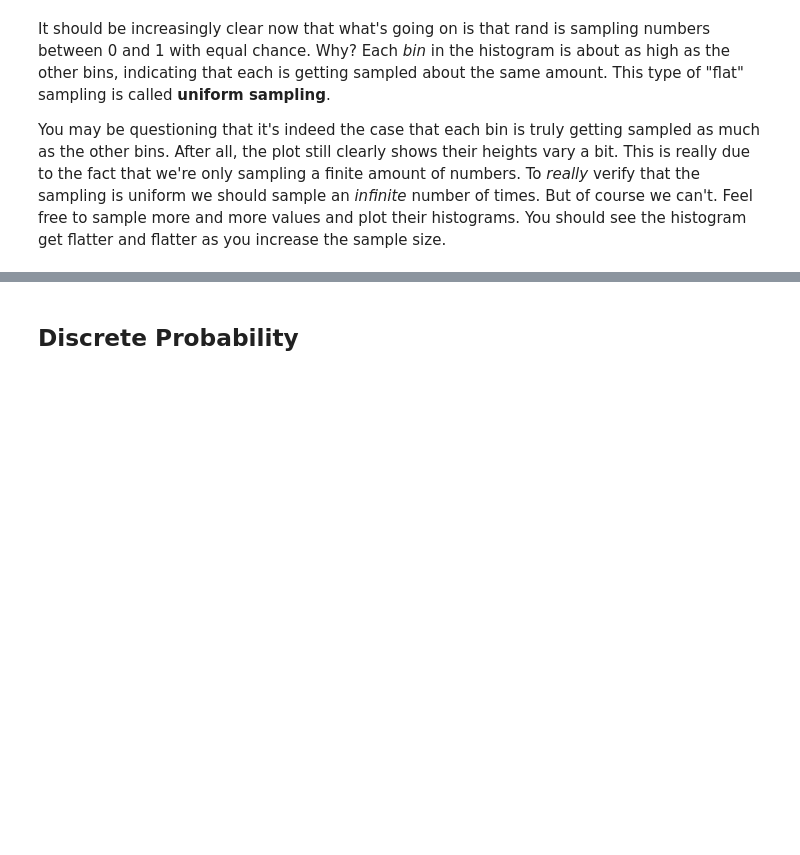
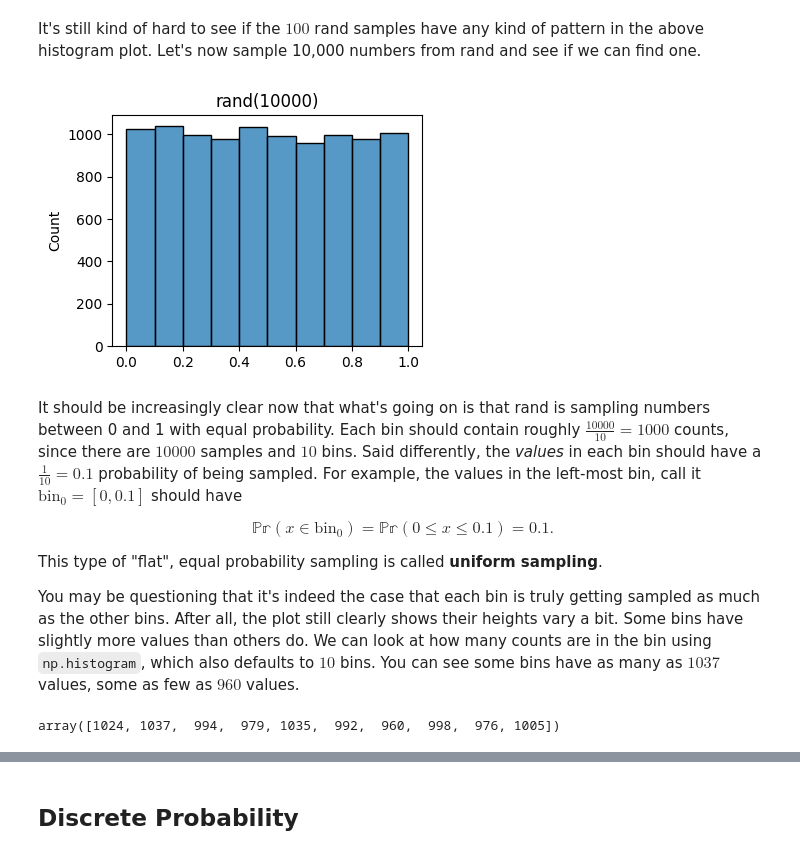
Before and after one commit to rkingery/ml-book, a Jupyter notebook: notebooks/probability.ipynb, the cells around one changed output, grey strips where cells are left out. Saved outputs shown, nothing was run; the diff lists cells and outputs as text; code cells hidden in the pictures; blank space fills up the shorter version.

Commit message:
major update to probability nb

```diff
--- a/notebooks/probability.ipynb
+++ b/notebooks/probability.ipynb
@@ -70,4 +124,20 @@ plot_histogram(x, title=f'rand({n})')
+# %% [markdown]
+It's still kind of hard to see if the $100$ rand samples have any kind of pattern in the above histogram plot. Let's now sample 10,000 numbers from rand and see if we can find one.
+# %%
+x = np.random.rand(10000)
+plot_histogram(x, title=f'rand({10000})', bins=10)
+# %% [output]
+[figure, added]
 # %% [markdown]
-It should be increasingly clear now that what's going on is that rand is sampling numbers between 0 and 1 with equal chance. Why? Each *bin* in the histogram is about as high as the other bins, indicating that each is getting sampled about the same amount. This type of "flat" sampling is called **uniform sampling**.
+It should be increasingly clear now that what's going on is that rand is sampling numbers between 0 and 1 with equal probability. Each bin should contain roughly $\frac{10000}{10}=1000$ counts, since there are $10000$ samples and $10$ bins. Said differently, the *values* in each bin should have a $\frac{1}{10}=0.1$ probability of being sampled. For example, the values in the left-most bin, call it $\text{bin}_0 = [0, 0.1]$ should have
 
-You may be questioning that it's indeed the case that each bin is truly getting sampled as much as the other bins. After all, the plot still clearly shows their heights vary a bit. This is really due to the fact that we're only sampling a finite amount of numbers. To *really* verify that the sampling is uniform we should sample an *infinite* number of times. But of course we can't. Feel free to sample more and more values and plot their histograms. You should see the histogram get flatter and flatter as you increase the sample size.
+$$\mathbb{Pr}(x \in \text{bin}_0) = \mathbb{Pr}(0 \leq x \leq 0.1) = 0.1.$$
+
+This type of "flat", equal probability sampling is called **uniform sampling**.
+
+You may be questioning that it's indeed the case that each bin is truly getting sampled as much as the other bins. After all, the plot still clearly shows their heights vary a bit. Some bins have slightly more values than others do. We can look at how many counts are in the bin using `np.histogram`, which also defaults to $10$ bins. You can see some bins have as many as $1037$ values, some as few as $960$ values.
+# %%
+bin_counts, _ = np.histogram(x)
+bin_counts
+# %% [output]
+array([1024, 1037,  994,  979, 1035,  992,  960,  998,  976, 1005])
```
Also changed, not shown: parts of 65 cells of this notebook, 6 other files.
